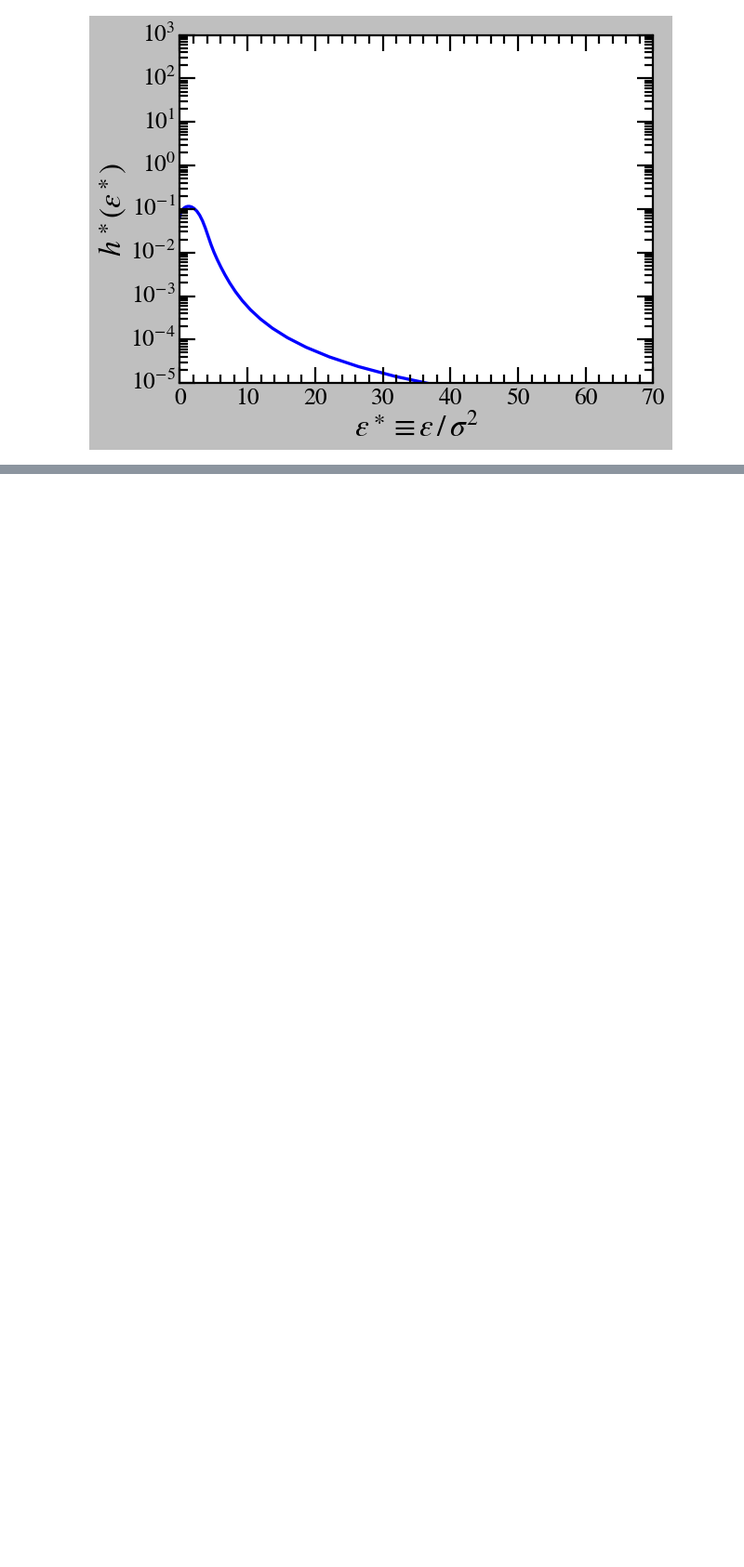
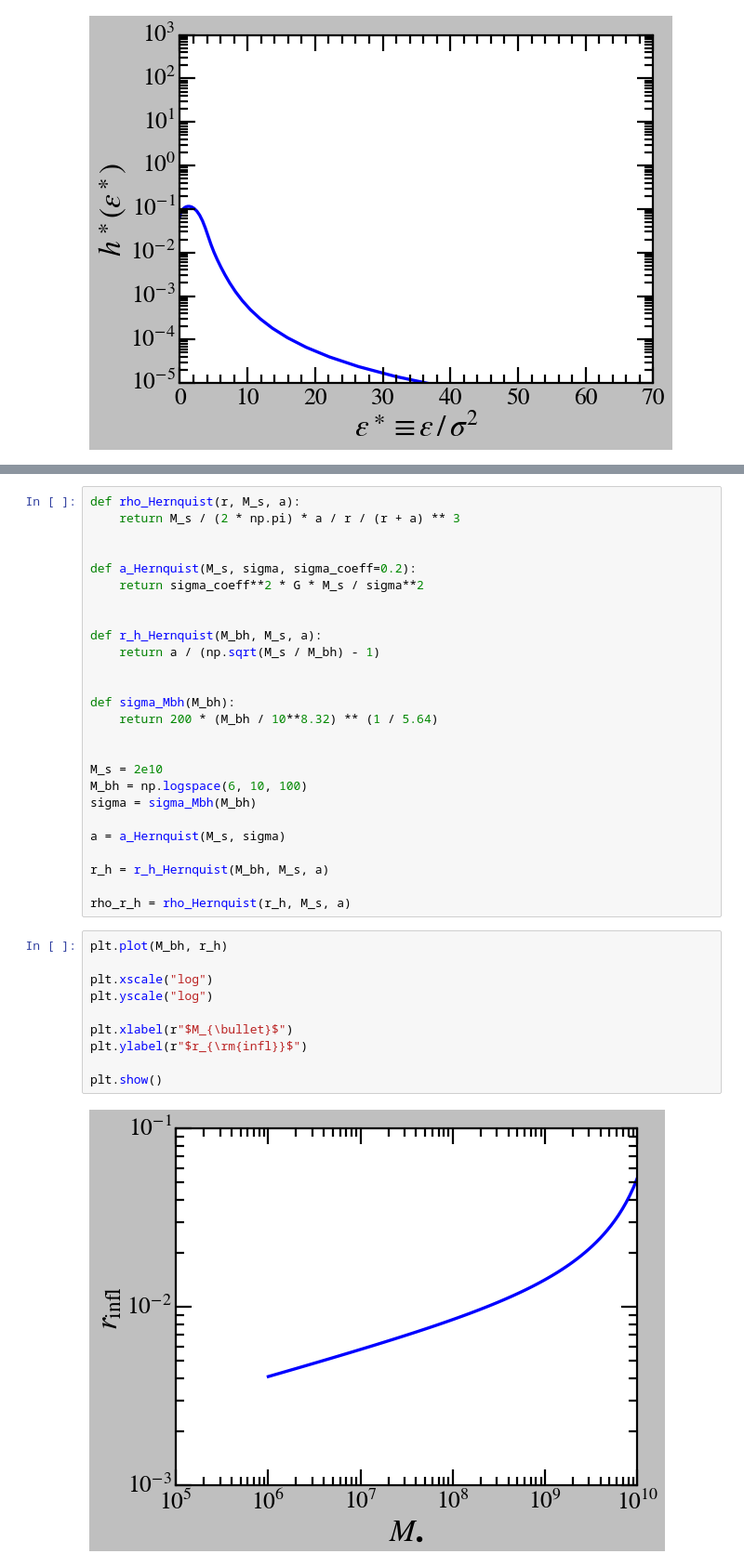
Before and after one commit to vinh-qtran/TidalDisruptionLRD, a Jupyter notebook: nbs/test.ipynb, the cells around one changed output, grey strips where cells are left out. Shown at 93% size. Cells and saved outputs as stored; diff of their text form; blank space fills up the shorter version.

```diff
--- a/nbs/test.ipynb
+++ b/nbs/test.ipynb
@@ -149,0 +152,38 @@ plt.show()
+# %%
+def rho_Hernquist(r, M_s, a):
+    return M_s / (2 * np.pi) * a / r / (r + a) ** 3
+
+
+def a_Hernquist(M_s, sigma, sigma_coeff=0.2):
+    return sigma_coeff**2 * G * M_s / sigma**2
+
+
+def r_h_Hernquist(M_bh, M_s, a):
+    return a / (np.sqrt(M_s / M_bh) - 1)
+
+
+def sigma_Mbh(M_bh):
+    return 200 * (M_bh / 10**8.32) ** (1 / 5.64)
+
+
+M_s = 2e10
+M_bh = np.logspace(6, 10, 100)
+sigma = sigma_Mbh(M_bh)
+
+a = a_Hernquist(M_s, sigma)
+
+r_h = r_h_Hernquist(M_bh, M_s, a)
+
+rho_r_h = rho_Hernquist(r_h, M_s, a)
+# %%
+plt.plot(M_bh, r_h)
+
+plt.xscale("log")
+plt.yscale("log")
+
+plt.xlabel(r"$M_{\bullet}$")
+plt.ylabel(r"$r_{\rm{infl}}$")
+
+plt.show()
+# %% [output]
+[figure, added]
```
Also changed, not shown: parts of 14 cells of this notebook, 19 other files.
